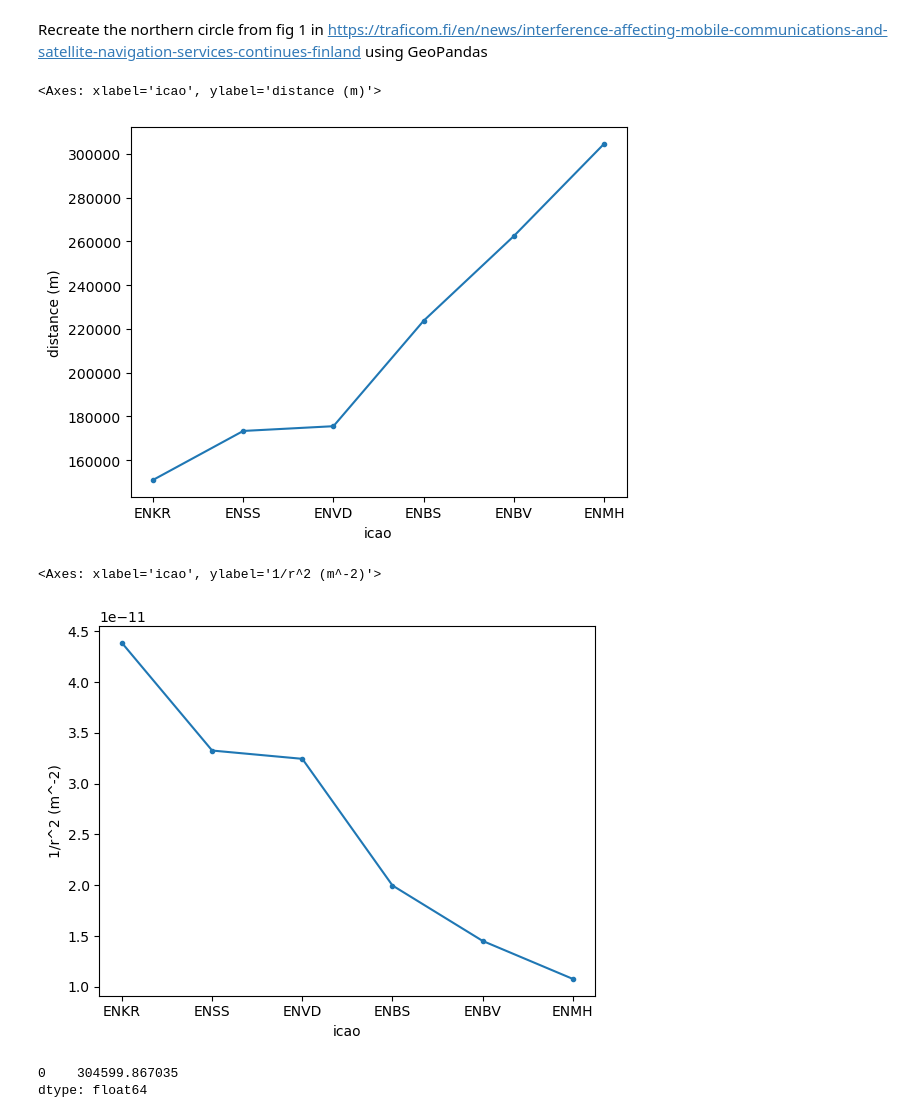
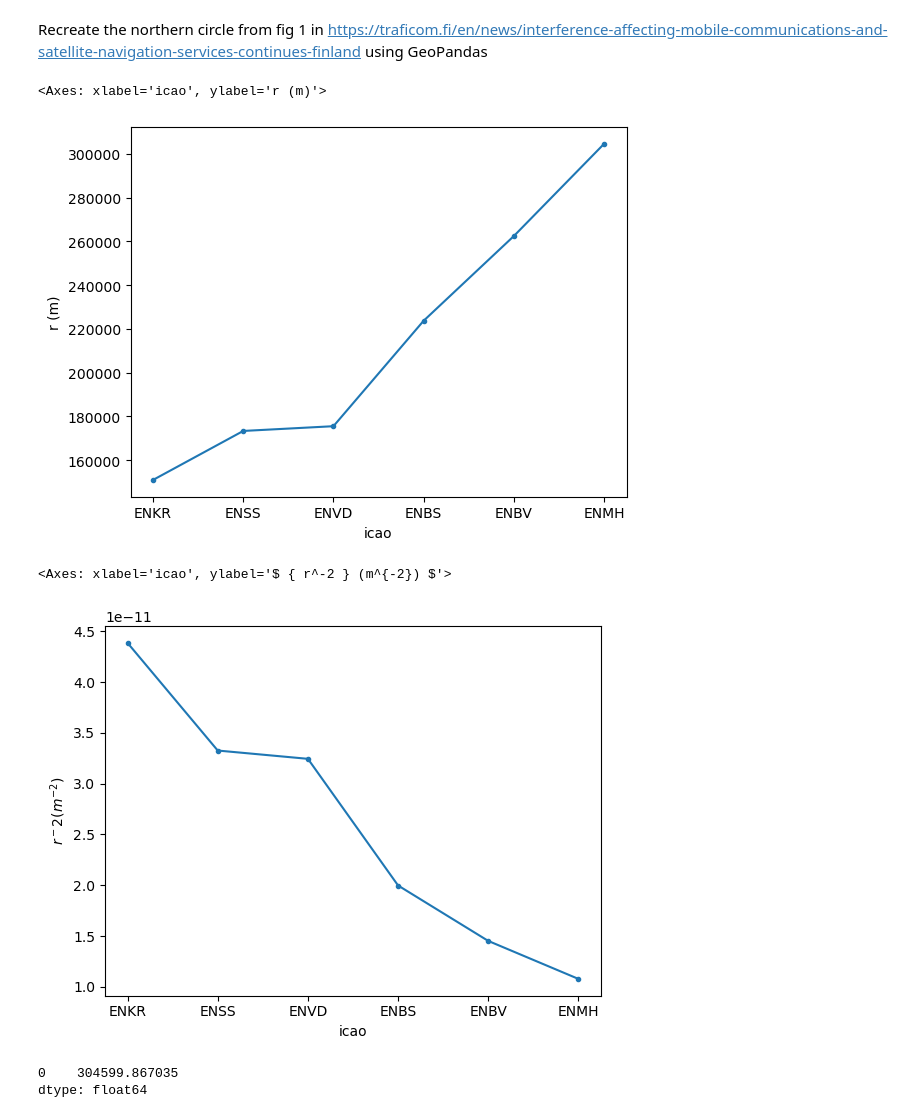
Before and after one commit to stelios-c/GPS_analysis, a Jupyter notebook: scandi_baltic/Finland_map.ipynb, the cells around one changed output. Cells and saved outputs as stored; diff of their text form; code cells hidden in the pictures.

```diff
--- a/scandi_baltic/Finland_map.ipynb
+++ b/scandi_baltic/Finland_map.ipynb
@@ -117,23 +117,23 @@ Recreate the northern circle from fig 1 in https://traficom.fi/en/news/interfere
  .geometry
  .apply(lambda df: df.distance(df2gdf(location2df(murmansk_location,'murmansk')).to_crs(local_utm).geometry))
  .sort_values(0)
- .plot(marker='.',ylabel='distance (m)',legend=False)
+ .plot(marker='.',ylabel='r (m)',legend=False)
 )
 # %% [output]
-<Axes: xlabel='icao', ylabel='distance (m)'>
+<Axes: xlabel='icao', ylabel='r (m)'>
-[figure, old version]
+[figure, new version]
 # %%
 (norway_gdf
  .set_index('icao')
  .to_crs(local_utm)
  .geometry
  .apply(lambda df: (df.distance(df2gdf(location2df(murmansk_location,'murmansk')).to_crs(local_utm).geometry))**-2 )
  .sort_values(0,ascending=False)
- .plot(marker='.',ylabel='1/r^2 (m^-2)',legend=False)
+ .plot(marker='.',ylabel='$ { r^-2 } (m^{-2}) $',legend=False)
 )
 # %% [output]
-<Axes: xlabel='icao', ylabel='1/r^2 (m^-2)'>
+<Axes: xlabel='icao', ylabel='$ { r^-2 } (m^{-2}) $'>
-[figure, old version]
+[figure, new version]
 # %%
 buffer_radius=(norway_gdf
  .set_index('icao')
```
Also changed, not shown: parts of 7 cells of this notebook.
